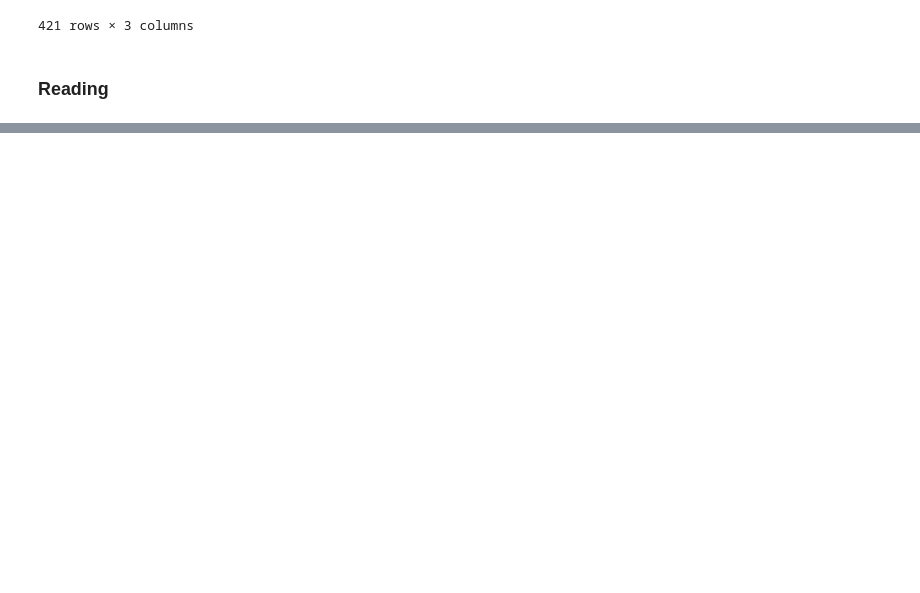
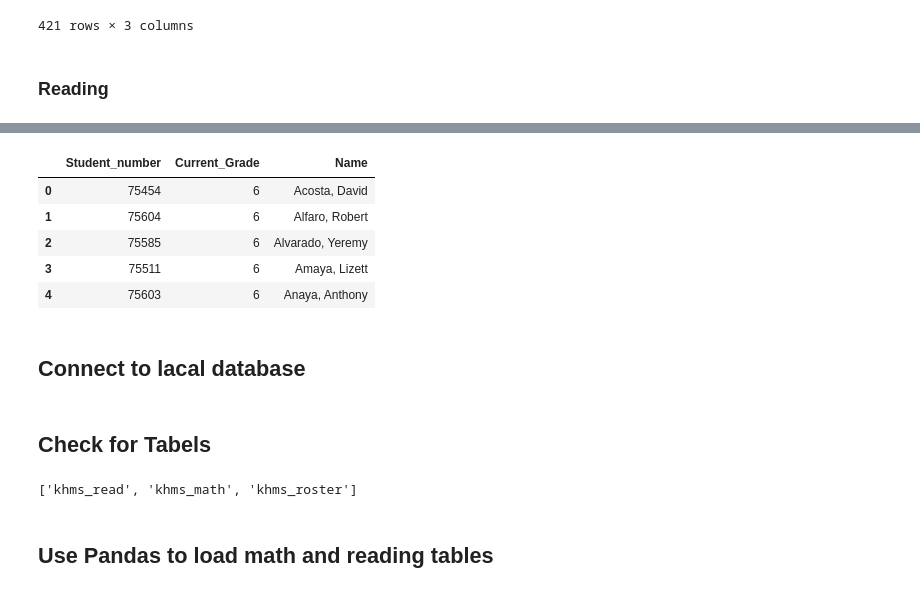
Before and after one commit to JAlvarado23A/MiddleSchoolETL, a Jupyter notebook: KHMS_Scrape.ipynb, the cells around one changed output, grey strips where cells are left out. Cells and saved outputs as stored; diff of their text form; code cells hidden in the pictures; blank space fills up the shorter version.

```diff
--- a/KHMS_Scrape.ipynb
+++ b/KHMS_Scrape.ipynb
@@ -324,0 +367,12 @@ TypeError: Could not convert 345K53265666535666255446244564465465515332343642446
+# %%
+roster_df = roster_df.rename(columns={"grade_level": "Current_Grade"})
+roster_df.head()
+# %% [output]
+|  | Student_number | Current_Grade | Name |
+| 0 | 75454 | 6 | Acosta, David |
+| 1 | 75604 | 6 | Alfaro, Robert |
+| 2 | 75585 | 6 | Alvarado, Yeremy |
+| 3 | 75511 | 6 | Amaya, Lizett |
+| 4 | 75603 | 6 | Anaya, Anthony |
+# %% [markdown]
+<h2> Connect to lacal database </h2>
@@ -324,0 +382,8 @@ TypeError: Could not convert 345K53265666535666255446244564465465515332343642446
+# %% [markdown]
+<h2>Check for Tabels </h2>
+# %%
+engine.table_names()
+# %% [output]
+['khms_read', 'khms_math', 'khms_roster']
+# %% [markdown]
+<h2>Use Pandas to load math and reading tables </h2>
```
Also changed, not shown: parts of 16 cells of this notebook.
